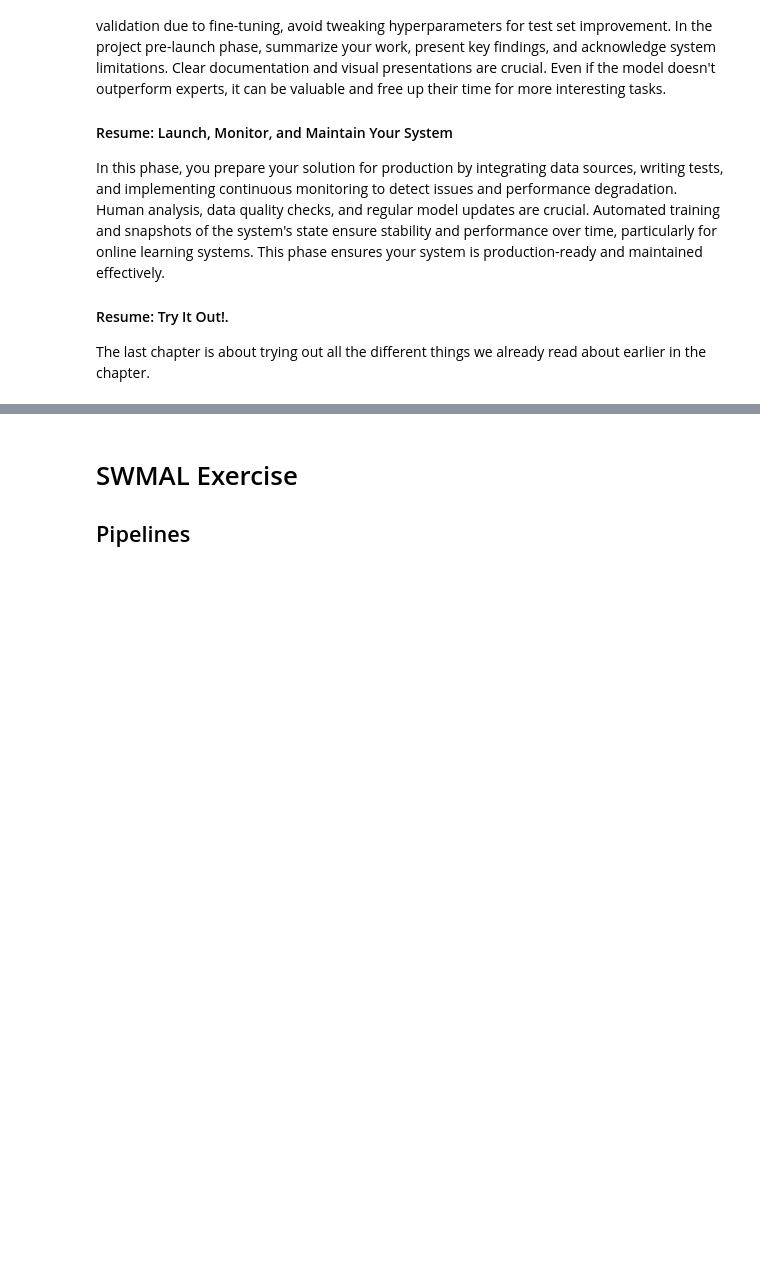
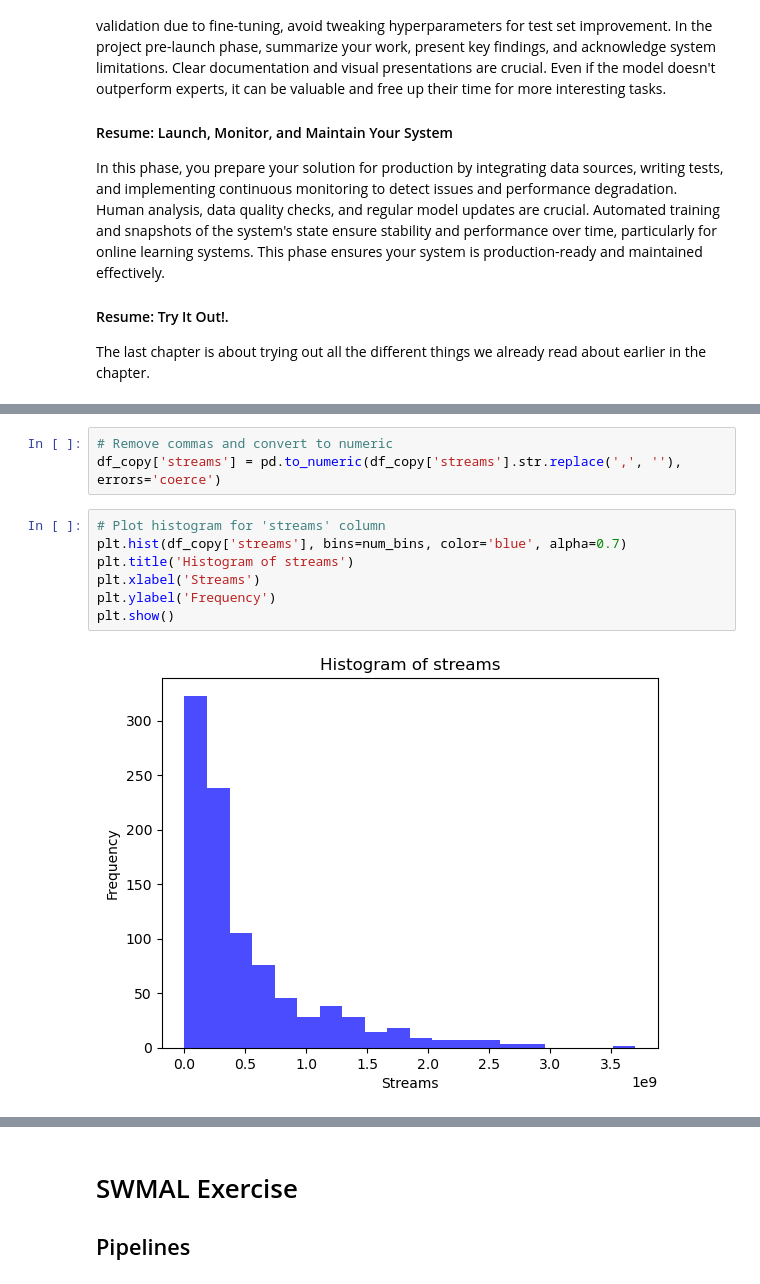
Before and after one commit to MartinStokholm/SWMAL, a Jupyter notebook: Handins/O2/Handin2.ipynb, the cells around one changed output, grey strips where cells are left out. Cells and saved outputs as stored; diff of their text form; blank space fills up the shorter version.

```diff
--- a/Handins/O2/Handin2.ipynb
+++ b/Handins/O2/Handin2.ipynb
@@ -171,0 +464,12 @@ OK
+# %%
+# Remove commas and convert to numeric
+df_copy['streams'] = pd.to_numeric(df_copy['streams'].str.replace(',', ''), errors='coerce')
+# %%
+# Plot histogram for 'streams' column
+plt.hist(df_copy['streams'], bins=num_bins, color='blue', alpha=0.7)
+plt.title('Histogram of streams')
+plt.xlabel('Streams')
+plt.ylabel('Frequency')
+plt.show()
+# %% [output]
+[figure, added]
```
Also changed, not shown: parts of 26 cells of this notebook.
